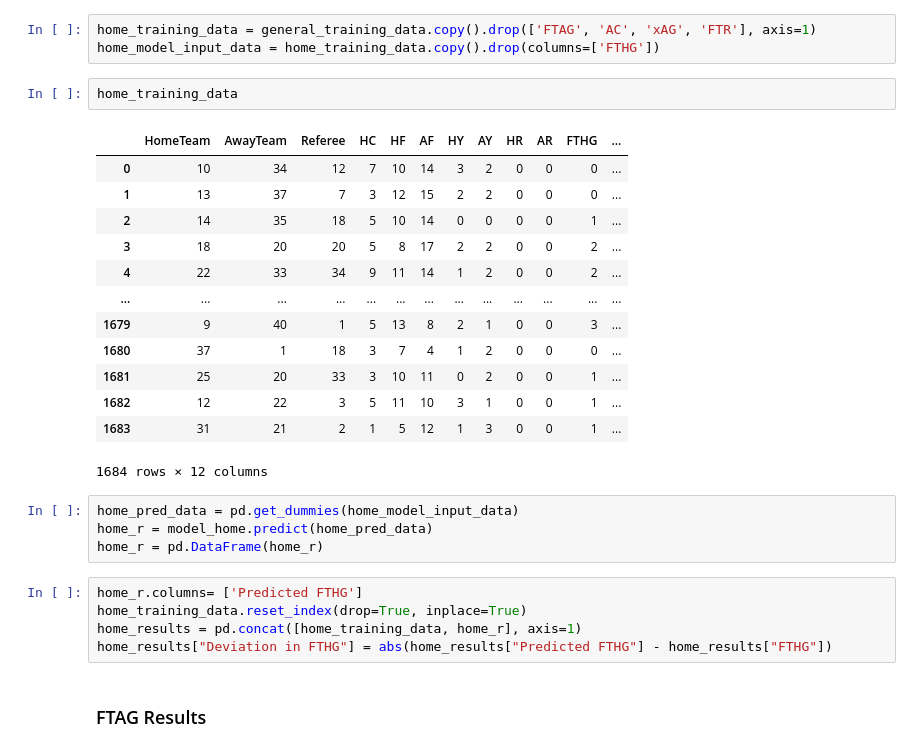
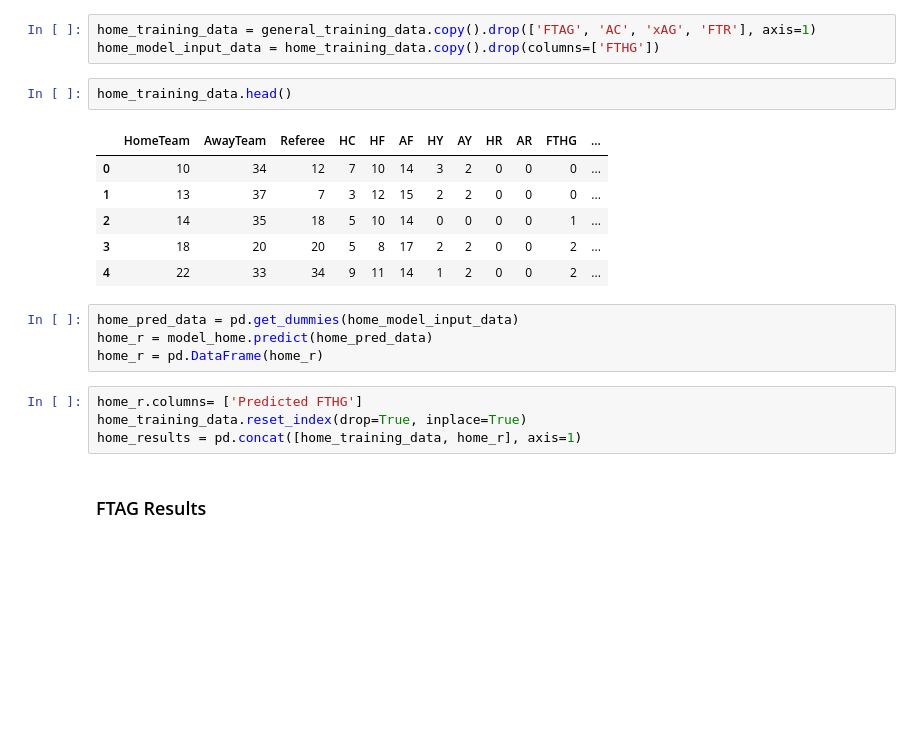
Before and after one commit to abircb/beat-the-bookie, a Jupyter notebook: main.ipynb, the cells around one changed output. Saved outputs shown, nothing was run; the diff lists cells and outputs as text; blank space fills up the shorter version.

```diff
--- a/main.ipynb
+++ b/main.ipynb
@@ -841,21 +935,14 @@ RandomForestRegressor(bootstrap=True, ccp_alpha=0.0, criterion='mse',
 home_training_data = general_training_data.copy().drop(['FTAG', 'AC', 'xAG', 'FTR'], axis=1)
 home_model_input_data = home_training_data.copy().drop(columns=['FTHG'])
 # %%
-home_training_data
+home_training_data.head()
 # %% [output]
 |  | HomeTeam | AwayTeam | Referee | HC | HF | AF | HY | AY | HR | AR | FTHG | ... |
 | 0 | 10 | 34 | 12 | 7 | 10 | 14 | 3 | 2 | 0 | 0 | 0 | ... |
 | 1 | 13 | 37 | 7 | 3 | 12 | 15 | 2 | 2 | 0 | 0 | 0 | ... |
 | 2 | 14 | 35 | 18 | 5 | 10 | 14 | 0 | 0 | 0 | 0 | 1 | ... |
 | 3 | 18 | 20 | 20 | 5 | 8 | 17 | 2 | 2 | 0 | 0 | 2 | ... |
 | 4 | 22 | 33 | 34 | 9 | 11 | 14 | 1 | 2 | 0 | 0 | 2 | ... |
-| ... | ... | ... | ... | ... | ... | ... | ... | ... | ... | ... | ... | ... |
-| 1679 | 9 | 40 | 1 | 5 | 13 | 8 | 2 | 1 | 0 | 0 | 3 | ... |
-| 1680 | 37 | 1 | 18 | 3 | 7 | 4 | 1 | 2 | 0 | 0 | 0 | ... |
-| 1681 | 25 | 20 | 33 | 3 | 10 | 11 | 0 | 2 | 0 | 0 | 1 | ... |
-| 1682 | 12 | 22 | 3 | 5 | 11 | 10 | 3 | 1 | 0 | 0 | 1 | ... |
-| 1683 | 31 | 21 | 2 | 1 | 5 | 12 | 1 | 3 | 0 | 0 | 1 | ... |
-1684 rows × 12 columns
 # %%
 home_pred_data = pd.get_dummies(home_model_input_data)
 home_r = model_home.predict(home_pred_data)
@@ -864,7 +951,6 @@ home_r = pd.DataFrame(home_r)
 home_r.columns= ['Predicted FTHG']
 home_training_data.reset_index(drop=True, inplace=True)
 home_results = pd.concat([home_training_data, home_r], axis=1)
-home_results["Deviation in FTHG"] = abs(home_results["Predicted FTHG"] - home_results["FTHG"])
 # %% [markdown]
 ### FTAG Results
 # %%
```
Also changed, not shown: parts of 48 cells of this notebook, 5 other files.
